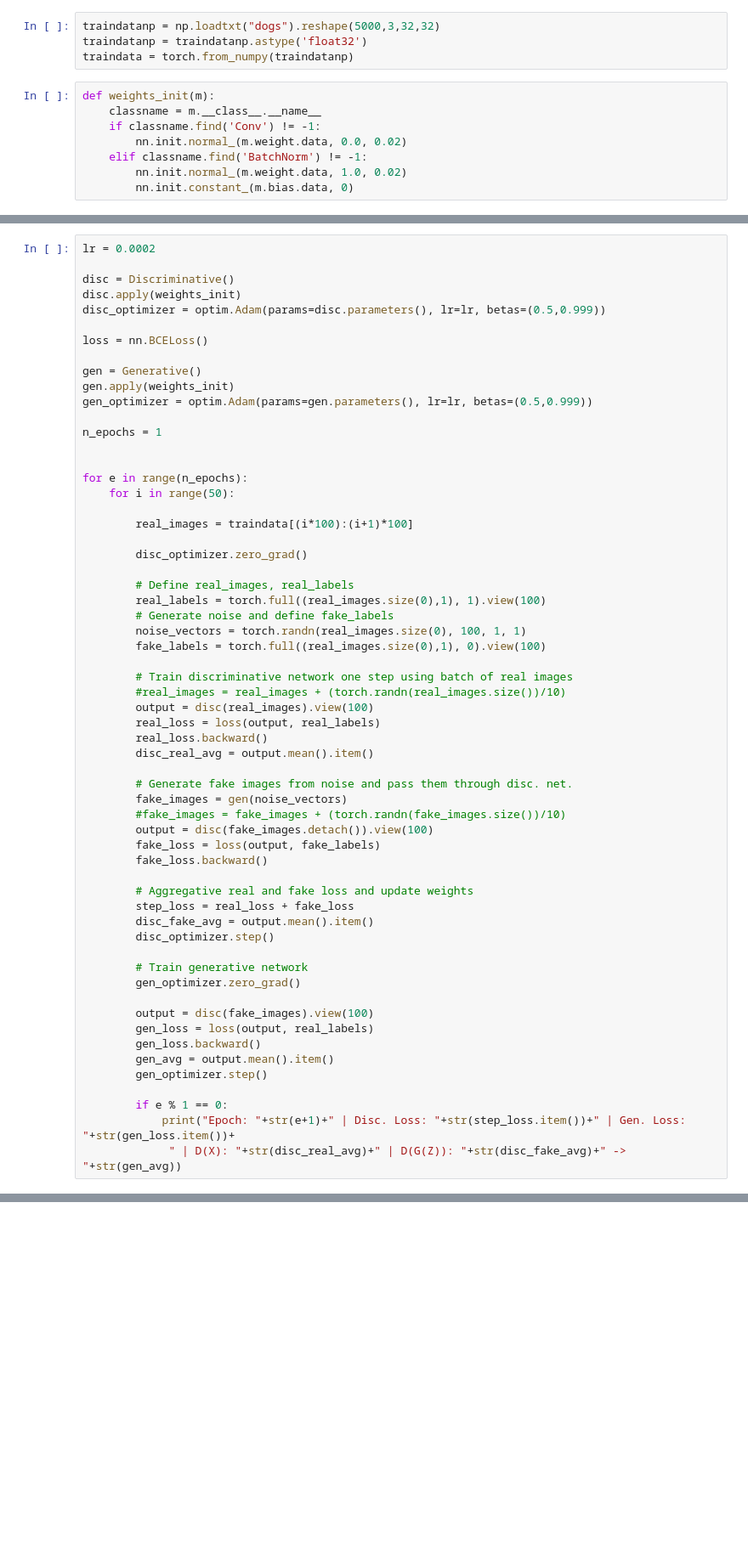
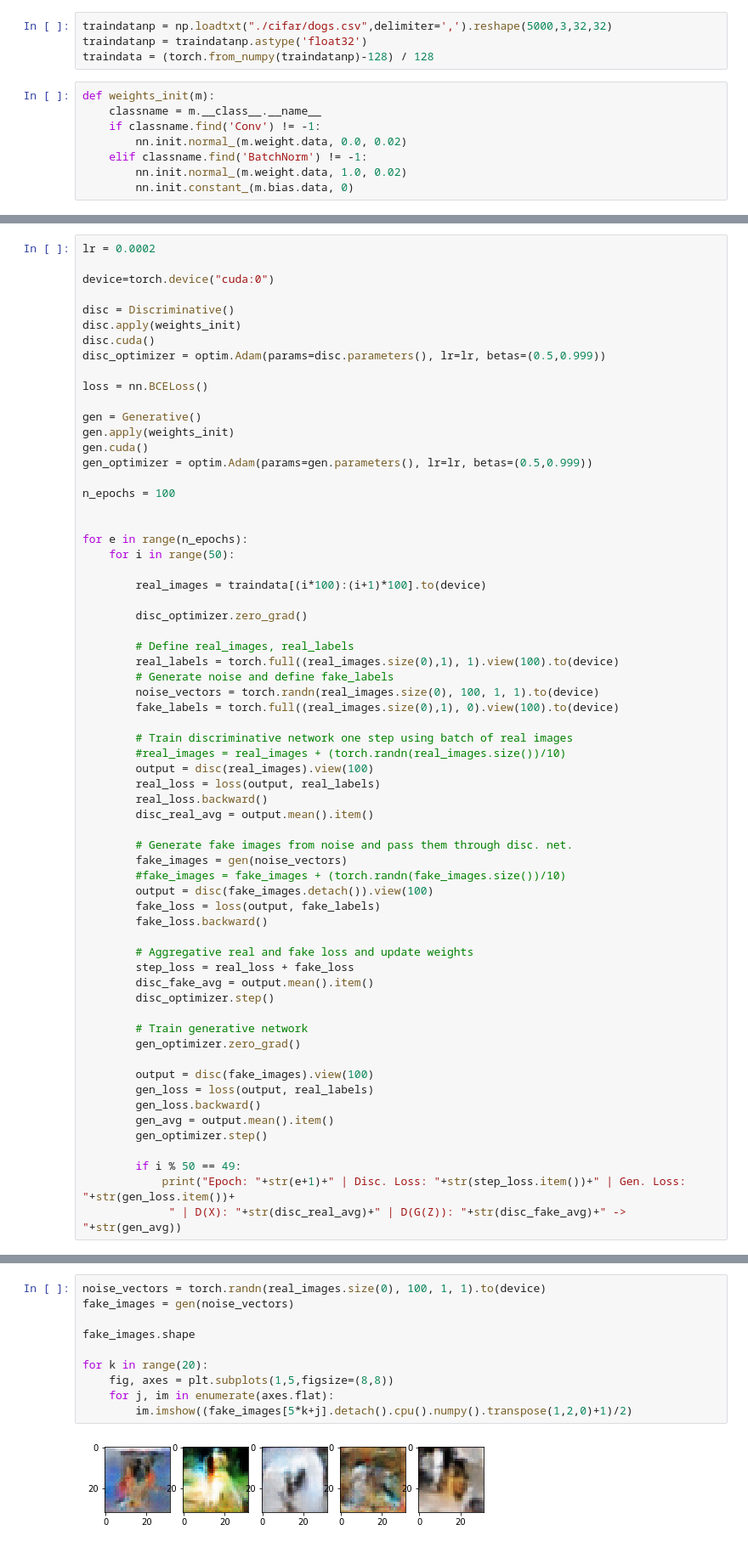
Before and after one commit to jeremy9959/MATH5800, a Jupyter notebook: Dog-dcgan.ipynb, the cells around one changed output, grey strips where cells are left out. Shown at 85% size. Saved outputs shown, nothing was run; the diff lists cells and outputs as text; blank space fills up the shorter version.

```diff
--- a/Dog-dcgan.ipynb
+++ b/Dog-dcgan.ipynb
@@ -8,9 +7,9 @@ import torch
 from torch import nn,optim
 from torchvision import transforms, datasets
 # %%
-traindatanp = np.loadtxt("dogs").reshape(5000,3,32,32)
+traindatanp = np.loadtxt("./cifar/dogs.csv",delimiter=',').reshape(5000,3,32,32)
 traindatanp = traindatanp.astype('float32')
-traindata = torch.from_numpy(traindatanp)
+traindata = (torch.from_numpy(traindatanp)-128) / 128
 # %%
 def weights_init(m):
     classname = m.__class__.__name__
@@ -76,31 +75,35 @@ class Discriminative(nn.Module):
 # %%
 lr = 0.0002
 
+device=torch.device("cuda:0")
+
 disc = Discriminative()
 disc.apply(weights_init)
+disc.cuda()
 disc_optimizer = optim.Adam(params=disc.parameters(), lr=lr, betas=(0.5,0.999))
 
 loss = nn.BCELoss()
 
 gen = Generative()
 gen.apply(weights_init)
+gen.cuda()
 gen_optimizer = optim.Adam(params=gen.parameters(), lr=lr, betas=(0.5,0.999))
 
-n_epochs = 1
+n_epochs = 100
 
 
 for e in range(n_epochs):
     for i in range(50):
 
-        real_images = traindata[(i*100):(i+1)*100]
+        real_images = traindata[(i*100):(i+1)*100].to(device)
 
         disc_optimizer.zero_grad()
 
         # Define real_images, real_labels
-        real_labels = torch.full((real_images.size(0),1), 1).view(100)
+        real_labels = torch.full((real_images.size(0),1), 1).view(100).to(device)
         # Generate noise and define fake_labels
-        noise_vectors = torch.randn(real_images.size(0), 100, 1, 1)
-        fake_labels = torch.full((real_images.size(0),1), 0).view(100)
+        noise_vectors = torch.randn(real_images.size(0), 100, 1, 1).to(device)
+        fake_labels = torch.full((real_images.size(0),1), 0).view(100).to(device)
 
         # Train discriminative network one step using batch of real images
         #real_images = real_images + (torch.randn(real_images.size())/10)
@@ -130,7 +133,7 @@ for e in range(n_epochs):
         gen_avg = output.mean().item()
         gen_optimizer.step()
 
-        if e % 1 == 0:
+        if i % 50 == 49:
             print("Epoch: "+str(e+1)+" | Disc. Loss: "+str(step_loss.item())+" | Gen. Loss: "+str(gen_loss.item())+
              " | D(X): "+str(disc_real_avg)+" | D(G(Z)): "+str(disc_fake_avg)+" -> "+str(gen_avg))
 # %% [output]
@@ -154,0 +157,12 @@ KeyboardInterrupt:
+# %%
+noise_vectors = torch.randn(real_images.size(0), 100, 1, 1).to(device)
+fake_images = gen(noise_vectors)
+
+fake_images.shape
+
+for k in range(20):
+    fig, axes = plt.subplots(1,5,figsize=(8,8))
+    for j, im in enumerate(axes.flat):
+        im.imshow((fake_images[5*k+j].detach().cpu().numpy().transpose(1,2,0)+1)/2)
+# %% [output]
+[figure, added]
```
Also changed, not shown: parts of 3 cells of this notebook, 1 other file.
